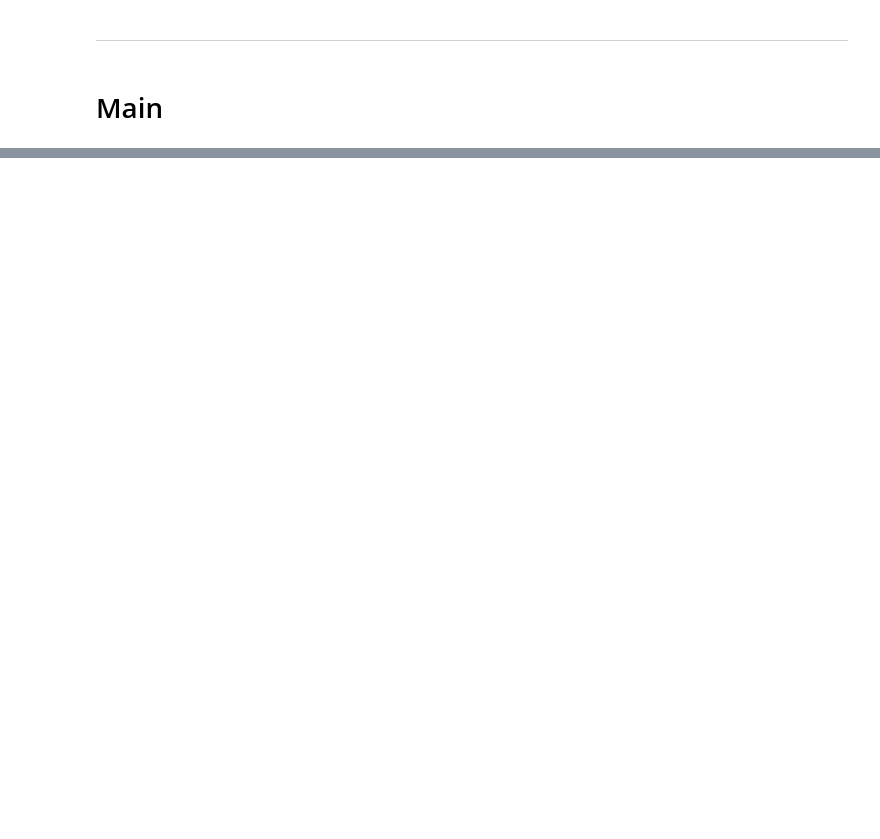
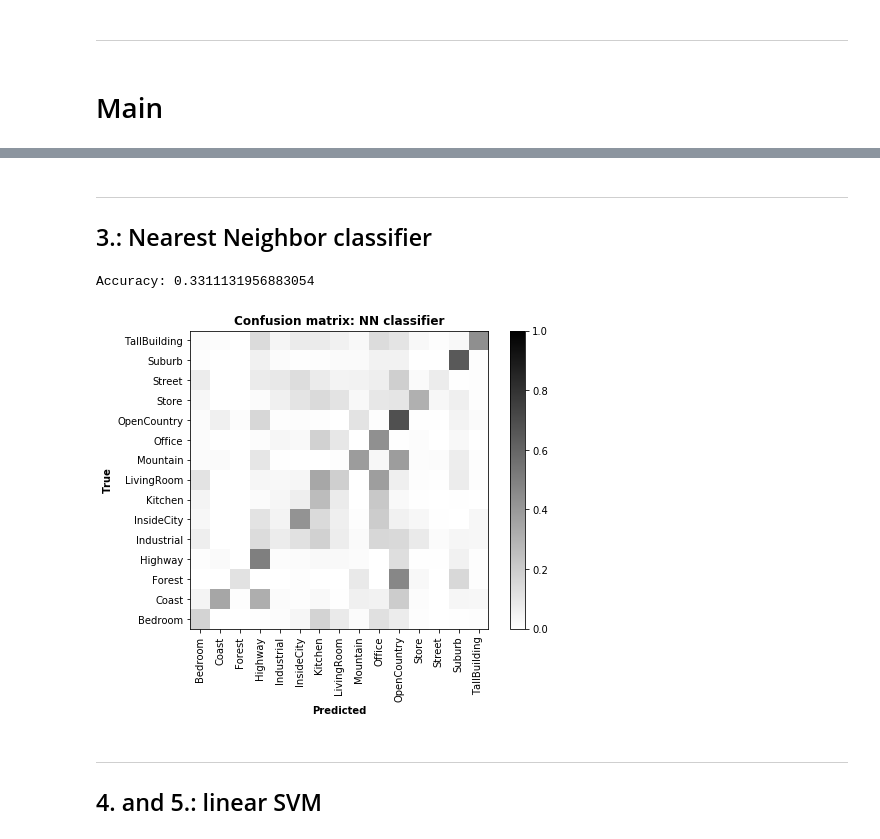
Before and after one commit to pindri/CVPR_exam, a Jupyter notebook: main.ipynb, the cells around one changed output, grey strips where cells are left out. Saved outputs shown, nothing was run; the diff lists cells and outputs as text; code cells hidden in the pictures; blank space fills up the shorter version.

Commit message:
performed refactoring

```diff
--- a/main.ipynb
+++ b/main.ipynb
@@ -143,18 +10,0 @@ def compute_histogram(descriptors_df, kmeans):
-# %%
-from scipy.stats import wasserstein_distance
-
-def nn_classifier(train_df, test_df):
-    true_labels = test_df['label']
-    predicted_labels = []
-
-    # For each test image.
-    for test_index, test_row in test_df.iterrows():
-        distances = []
-        # Compute distance with each train image.
-        for train_index, train_row in train_df.iterrows():
-            distances.append(wasserstein_distance(train_row['histogram'],
-                                                  test_row['histogram']))
-        # The predicted label corresponds to the minimum distance.
-        predicted_labels.append(train_df.iloc[np.argmin(distances)]['label'])
-
-    return true_labels, predicted_labels
@@ -279,2 +10,0 @@ OneVsRestClassifier(estimator=SVC(C=1.0, break_ties=False, cache_size=200,
-# %%
-test_histograms = test_df['histogram']
@@ -289,2 +10,0 @@ len(predicted_lables)
-# %%
-true, predicted = gaussian_SVM_classifier(train_df, test_df)
@@ -412,12 +74,15 @@ Test set:
 # %%
-# Compute histograms for test set, using words extracted from train.
+# Perform analogous operations to compute histograms for test set,
+# using words extracted from train.
 
-test_df = compute_descriptors(test_path)
+with utils.codeTimer("Build test set"):
 
-test_df = test_df.groupby(['image_id', 'label'],
-                            as_index = False).agg({'descriptor':
-                                                   (lambda x: list(x))})
+    test_df = vocabulary.compute_descriptors(test_path)
 
-# Note, kmeans has not been recomputed, the training one is used.
-test_histograms = compute_histogram(test_df, kmeans)
-test_df['histogram'] = test_histograms
+    test_df = test_df.groupby(['image_id', 'label'],
+                                as_index = False).agg({'descriptor':
+                                                       (lambda x: list(x))})
+
+    # Note, kmeans has not been recomputed, the training one is used.
+    test_histograms = vocabulary.compute_histogram(test_df, kmeans)
+    test_df['histogram'] = test_histograms
@@ -427,3 +91,6 @@ test_df['histogram'] = test_histograms
+# %% [markdown]
+----
+## 3.: Nearest Neighbor classifier
 # %%
 with codeTimer("NN classifier"):
     true, predicted = nn_classifier(train_df, test_df)
@@ -444,0 +100,9 @@ np.sum(np.diag(conmat)) / np.sum(conmat)
+# %%
+utils.plot_confusion_matrix(true, predicted,
+                            title = "Confusion matrix: NN classifier")
+# %% [output]
+Accuracy: 0.3311131956883054
+[figure, added]
+# %% [markdown]
+----
+## 4. and 5.: linear SVM
```
Also changed, not shown: parts of 54 cells of this notebook, 6 other files.
